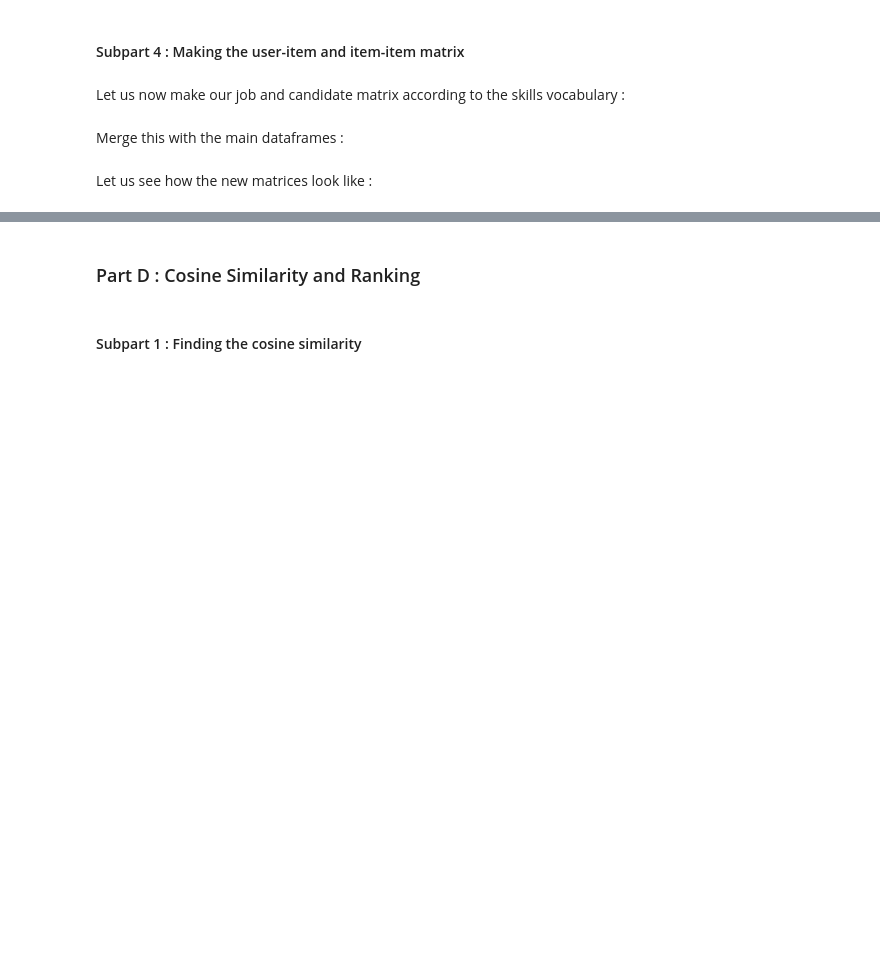
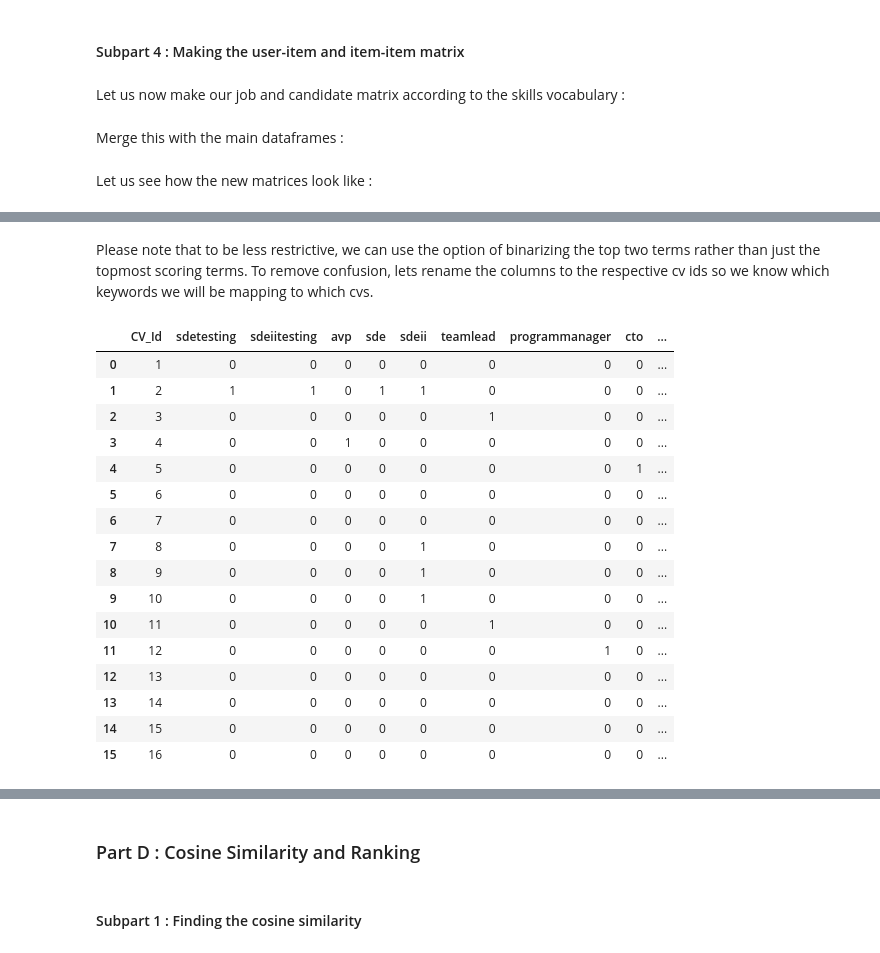
Before and after one commit to sisupalan/kydots, a Jupyter notebook: notebooks/kydots_08122017.ipynb, the cells around one changed output, grey strips where cells are left out. Drawn from its saved outputs; the diff is of its cells as text; code cells hidden in the pictures; blank space fills up the shorter version.

```diff
--- a/notebooks/kydots_08122017.ipynb
+++ b/notebooks/kydots_08122017.ipynb
@@ -289,0 +294,4 @@ candidates_matrix
+# %%
+master_rows = jobs['Designation'].tolist()
+master_columns = candidates['Designation'] + candidates['Industry'].tolist()
+string_dist = np.zeros((len(master_rows), len(master_columns)))
@@ -289,0 +343,25 @@ candidates_matrix
+# %% [markdown]
+Please note that to be less restrictive, we can use the option of binarizing the top two terms rather than just the topmost scoring terms. To remove confusion, lets rename the columns to the respective cv ids so we know which keywords we will be mapping to which cvs.
+# %%
+result.columns = candidates['CV_Id']
+result = result.T
+result = result.reset_index()
+result
+# %% [output]
+|  | CV_Id | sdetesting | sdeiitesting | avp | sde | sdeii | teamlead | programmanager | cto | ... |
+| 0 | 1 | 0 | 0 | 0 | 0 | 0 | 0 | 0 | 0 | ... |
+| 1 | 2 | 1 | 1 | 0 | 1 | 1 | 0 | 0 | 0 | ... |
+| 2 | 3 | 0 | 0 | 0 | 0 | 0 | 1 | 0 | 0 | ... |
+| 3 | 4 | 0 | 0 | 1 | 0 | 0 | 0 | 0 | 0 | ... |
+| 4 | 5 | 0 | 0 | 0 | 0 | 0 | 0 | 0 | 1 | ... |
+| 5 | 6 | 0 | 0 | 0 | 0 | 0 | 0 | 0 | 0 | ... |
+| 6 | 7 | 0 | 0 | 0 | 0 | 0 | 0 | 0 | 0 | ... |
+| 7 | 8 | 0 | 0 | 0 | 0 | 1 | 0 | 0 | 0 | ... |
+| 8 | 9 | 0 | 0 | 0 | 0 | 1 | 0 | 0 | 0 | ... |
+| 9 | 10 | 0 | 0 | 0 | 0 | 1 | 0 | 0 | 0 | ... |
+| 10 | 11 | 0 | 0 | 0 | 0 | 0 | 1 | 0 | 0 | ... |
+| 11 | 12 | 0 | 0 | 0 | 0 | 0 | 0 | 1 | 0 | ... |
+| 12 | 13 | 0 | 0 | 0 | 0 | 0 | 0 | 0 | 0 | ... |
+| 13 | 14 | 0 | 0 | 0 | 0 | 0 | 0 | 0 | 0 | ... |
+| 14 | 15 | 0 | 0 | 0 | 0 | 0 | 0 | 0 | 0 | ... |
+| 15 | 16 | 0 | 0 | 0 | 0 | 0 | 0 | 0 | 0 | ... |
```
Also changed, not shown: parts of 26 cells of this notebook.
